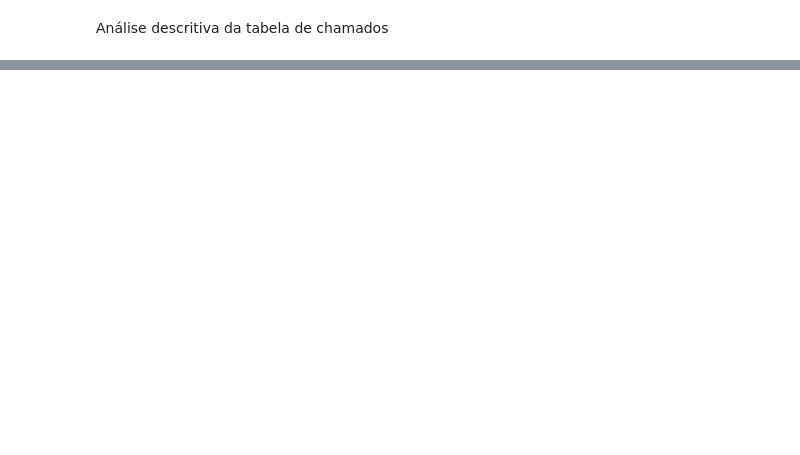
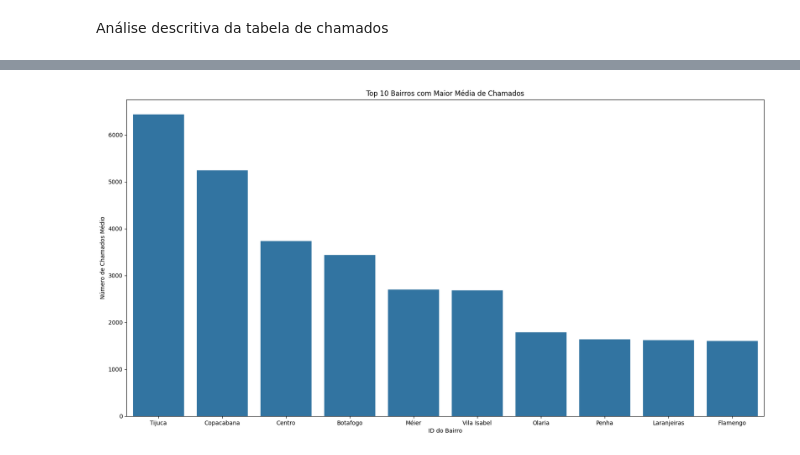
Before and after one commit to prefeitura-rio/emd-desafio-junior-data-scientist, a Jupyter notebook: analise_python.ipynb, the cells around one changed output, grey strips where cells are left out. Drawn from its saved outputs; the diff is of its cells as text; code cells hidden in the pictures; blank space fills up the shorter version.

Commit message:
incluindo alguns gráficos

```diff
--- a/analise_python.ipynb
+++ b/analise_python.ipynb
@@ -407,0 +261,20 @@ df_completo.describe(exclude=np.number)
+# %%
+# Realizando o drop das colunas que não serão utilizadas
+df_chamados.drop(columns=['longitude','latitude'], inplace=True)
+# %%
+# Realizando o preenchimento de informação na coluna evento
+df_chamados['evento'].fillna('Sem evento', inplace=True)
+# %%
+# Realizando o drop de linhas com informações vazias sem utilizar muito critério
+df_chamados = df_chamados.dropna(axis=0)
+# %%
+# Gráfico: Média de chamados por bairro (top 10)
+plt.figure(figsize=(20, 10))
+top_bairros = df_chamados['nome_bairro'].value_counts().nlargest(10)
+sns.barplot(x=top_bairros.index, y=top_bairros.values)
+plt.title('Top 10 Bairros com Maior Média de Chamados')
+plt.xlabel('ID do Bairro')
+plt.ylabel('Número de Chamados Médio')
+plt.show()
+# %% [output]
+[figure, added]
```
Also changed, not shown: parts of 19 cells of this notebook.
